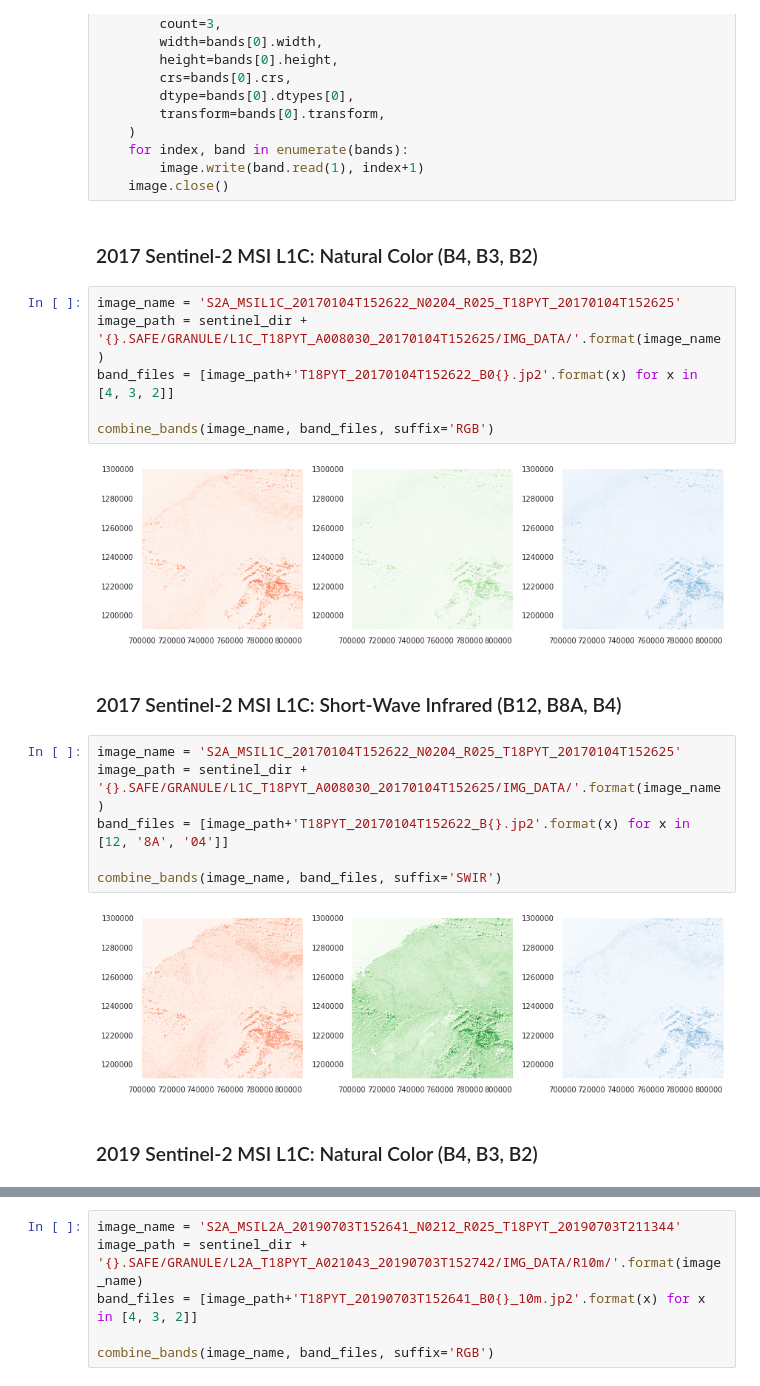
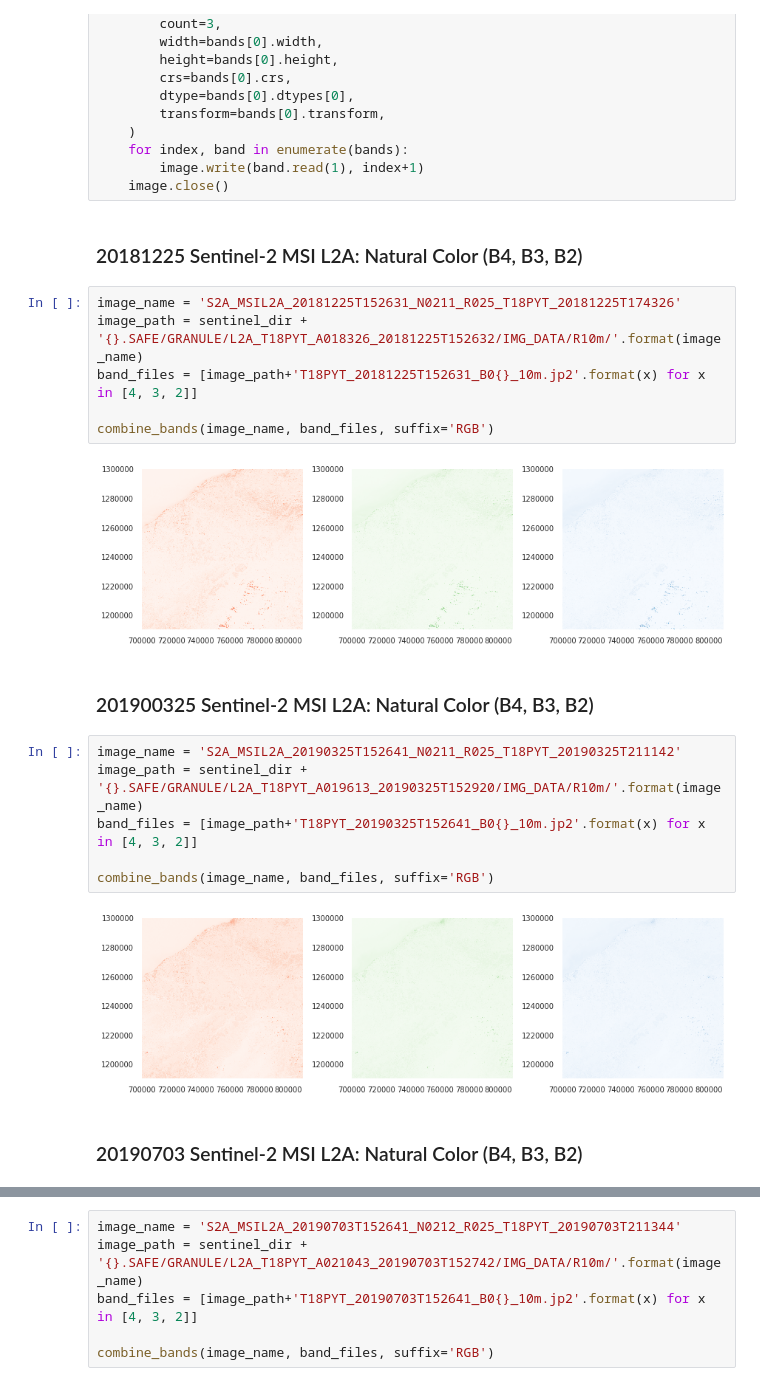
Before and after one commit to thinkingmachines/geoai-immap, a Jupyter notebook: notebooks/01_Data_Preprocessing.ipynb, the cells around one changed output, grey strips where cells are left out. Saved outputs shown, nothing was run; the diff lists cells and outputs as text.

Commit message:
Add 2018 satellite images

```diff
--- a/notebooks/01_Data_Preprocessing.ipynb
+++ b/notebooks/01_Data_Preprocessing.ipynb
@@ -199,24 +233,24 @@ def combine_bands(
         image.write(band.read(1), index+1)
     image.close()
 # %% [markdown]
-### 2017 Sentinel-2 MSI L1C: Natural Color (B4, B3, B2)
+### 20181225 Sentinel-2 MSI L2A: Natural Color (B4, B3, B2)
 # %%
-image_name = 'S2A_MSIL1C_20170104T152622_N0204_R025_T18PYT_20170104T152625'
-image_path = sentinel_dir + '{}.SAFE/GRANULE/L1C_T18PYT_A008030_20170104T152625/IMG_DATA/'.format(image_name)
-band_files = [image_path+'T18PYT_20170104T152622_B0{}.jp2'.format(x) for x in [4, 3, 2]]
+image_name = 'S2A_MSIL2A_20181225T152631_N0211_R025_T18PYT_20181225T174326'
+image_path = sentinel_dir + '{}.SAFE/GRANULE/L2A_T18PYT_A018326_20181225T152632/IMG_DATA/R10m/'.format(image_name)
+band_files = [image_path+'T18PYT_20181225T152631_B0{}_10m.jp2'.format(x) for x in [4, 3, 2]]
 
 combine_bands(image_name, band_files, suffix='RGB')
 # %% [output]
-[figure, old version]
+[figure, new version]
-# %% [markdown]
-### 2017 Sentinel-2 MSI L1C: Short-Wave Infrared (B12, B8A, B4)
+# %% [markdown]
+### 201900325 Sentinel-2 MSI L2A: Natural Color (B4, B3, B2)
 # %%
-image_name = 'S2A_MSIL1C_20170104T152622_N0204_R025_T18PYT_20170104T152625'
-image_path = sentinel_dir + '{}.SAFE/GRANULE/L1C_T18PYT_A008030_20170104T152625/IMG_DATA/'.format(image_name)
-band_files = [image_path+'T18PYT_20170104T152622_B{}.jp2'.format(x) for x in [12, '8A', '04']]
+image_name = 'S2A_MSIL2A_20190325T152641_N0211_R025_T18PYT_20190325T211142'
+image_path = sentinel_dir + '{}.SAFE/GRANULE/L2A_T18PYT_A019613_20190325T152920/IMG_DATA/R10m/'.format(image_name)
+band_files = [image_path+'T18PYT_20190325T152641_B0{}_10m.jp2'.format(x) for x in [4, 3, 2]]
 
-combine_bands(image_name, band_files, suffix='SWIR')
+combine_bands(image_name, band_files, suffix='RGB')
 # %% [output]
-[figure, old version]
+[figure, new version]
 # %% [markdown]
-### 2019 Sentinel-2 MSI L1C: Natural Color (B4, B3, B2)
+### 20190703 Sentinel-2 MSI L2A: Natural Color (B4, B3, B2)
```
Also changed, not shown: parts of 16 cells of this notebook.
